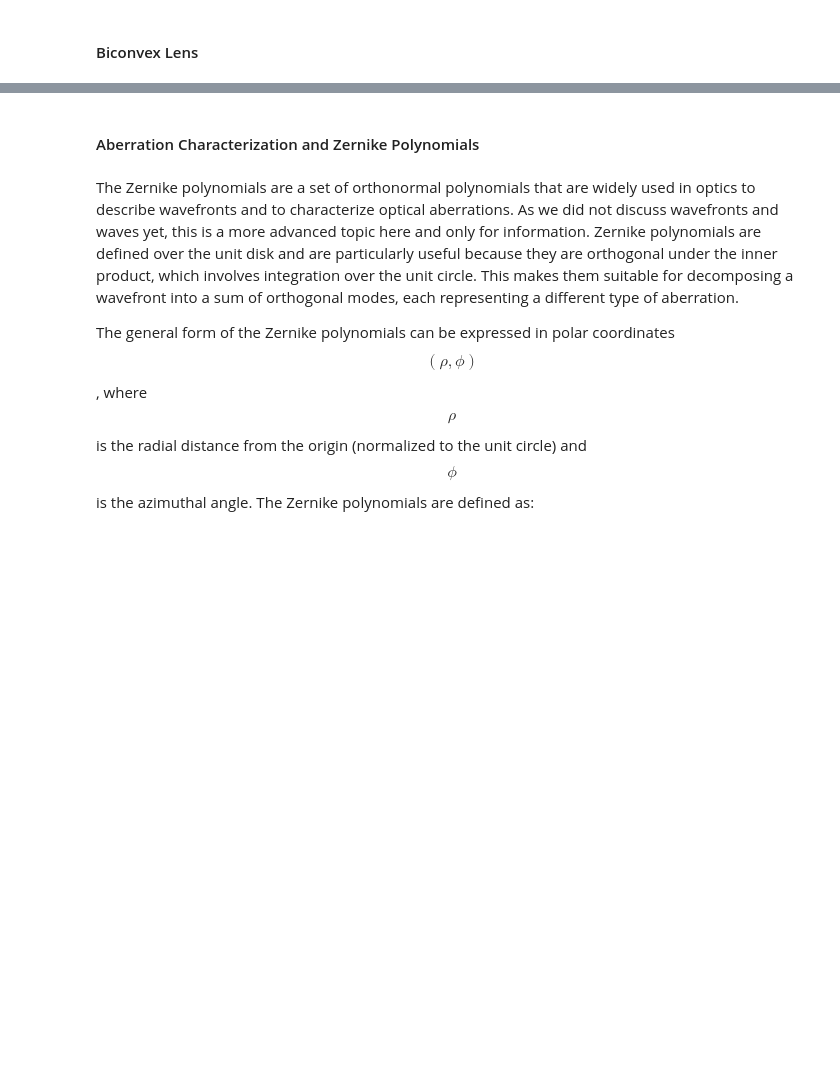
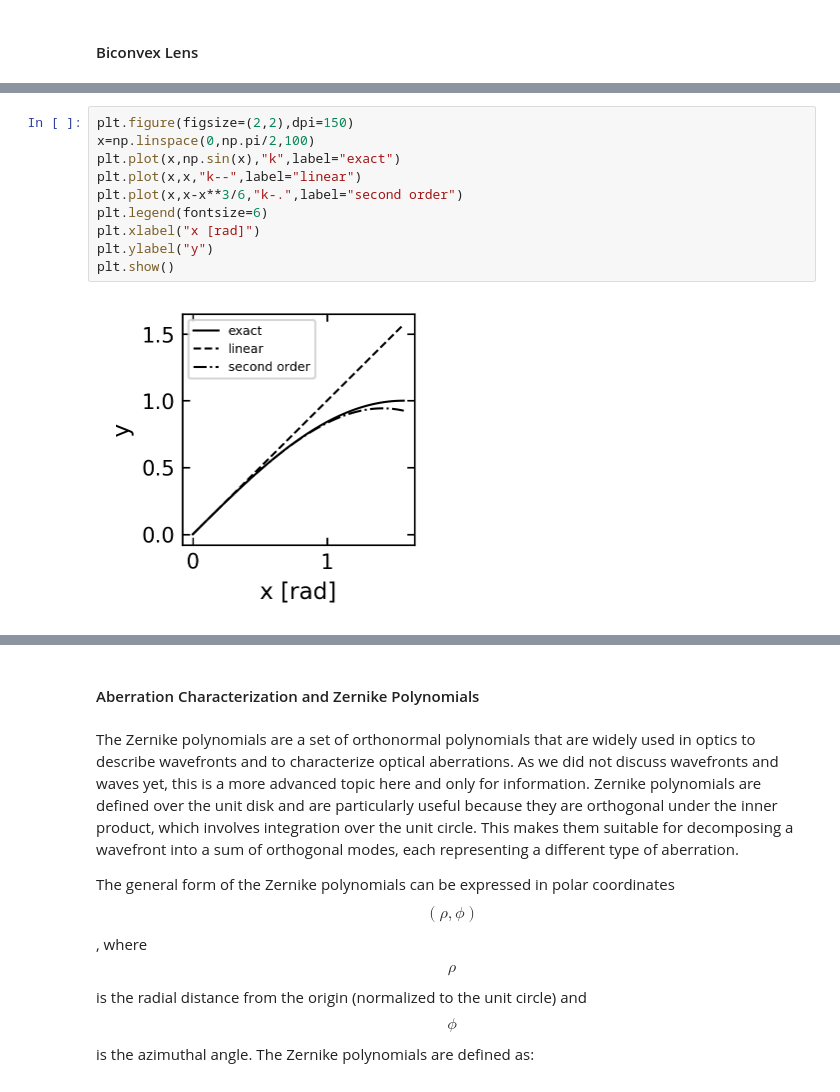
Before and after one commit to fcichos/Photonics1, a Jupyter notebook: source/notebooks/L1/1_ray_optics.ipynb, the cells around one changed output, grey strips where cells are left out. Drawn from its saved outputs; the diff is of its cells as text; blank space fills up the shorter version.

```diff
--- a/source/notebooks/L1/1_ray_optics.ipynb
+++ b/source/notebooks/L1/1_ray_optics.ipynb
@@ -291,0 +301,12 @@ this is not true for microscopy lenses, for example, there we have angles up to
+# %%
+plt.figure(figsize=(2,2),dpi=150)
+x=np.linspace(0,np.pi/2,100)
+plt.plot(x,np.sin(x),"k",label="exact")
+plt.plot(x,x,"k--",label="linear")
+plt.plot(x,x-x**3/6,"k-.",label="second order")
+plt.legend(fontsize=6)
+plt.xlabel("x [rad]")
+plt.ylabel("y")
+plt.show()
+# %% [output]
+[figure, added]
```
Also changed, not shown: parts of 7 cells of this notebook, 43 other files.
